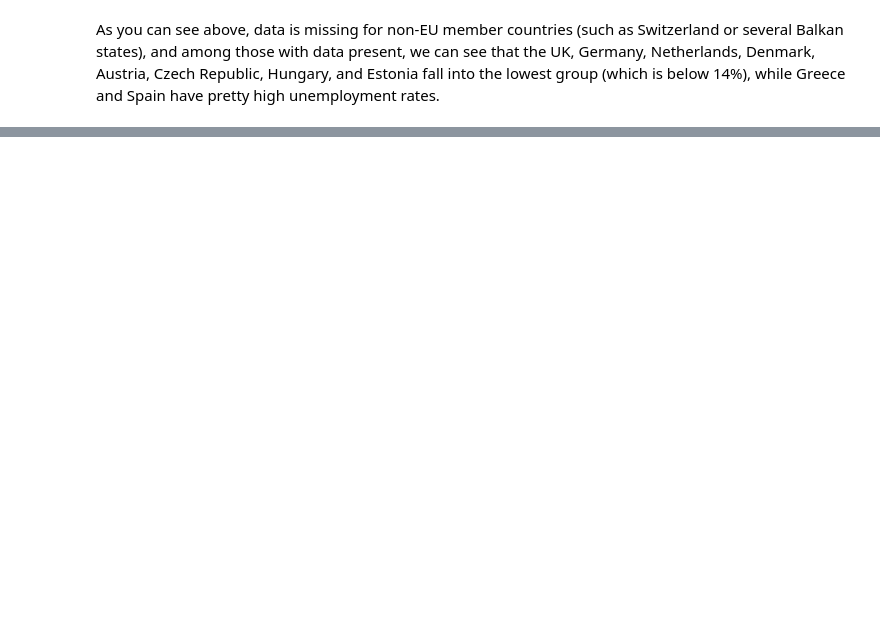
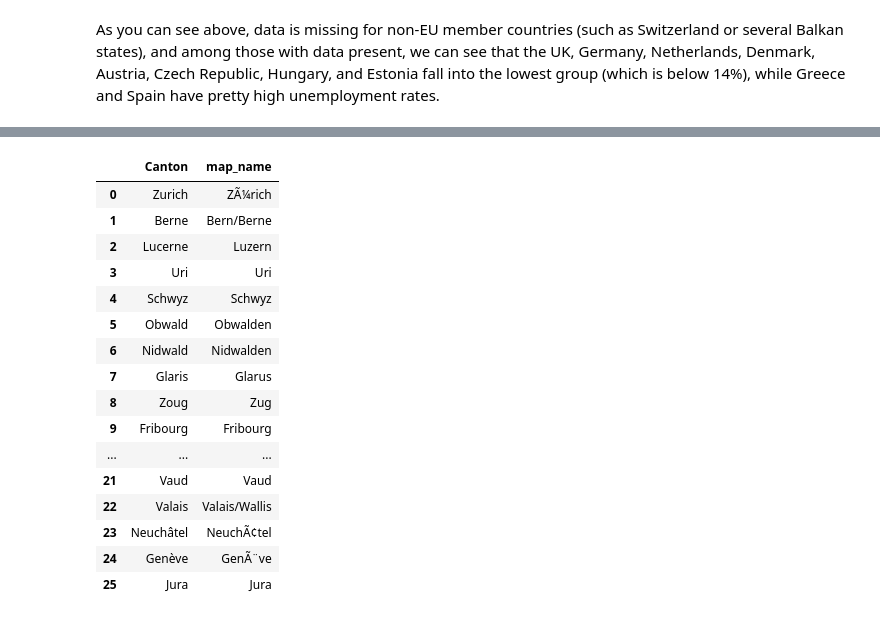
Before and after one commit to odorgergo/ada-rag, a Jupyter notebook: HW3/eustat.ipynb, the cells around one changed output, grey strips where cells are left out. Saved outputs shown, nothing was run; the diff lists cells and outputs as text; code cells hidden in the pictures; blank space fills up the shorter version.

```diff
--- a/HW3/eustat.ipynb
+++ b/HW3/eustat.ipynb
@@ -123,0 +133,3 @@ As you can see above, data is missing for non-EU member countries (such as Switz
+# %%
+ch_topo_path = r'ch-cantons.topojson.json'
+topo_json_data = json.load(open(ch_topo_path))
@@ -123,0 +197,26 @@ As you can see above, data is missing for non-EU member countries (such as Switz
+# %%
+names=pd.DataFrame(list(map(lambda x: x['properties']['name'],topo_json_data["objects"]["cantons"]['geometries'])))
+names.columns=["map_name"]
+data_names = pd.DataFrame(PDdata['Canton'].unique())
+# %%
+data_names = data_names.rename(columns={0:"Canton"})
+data_names_df = data_names.merge(names,left_index=True, right_index=True)
+data_names_df
+# %% [output]
+|  | Canton | map_name |
+| 0 | Zurich | ZÃ¼rich |
+| 1 | Berne | Bern/Berne |
+| 2 | Lucerne | Luzern |
+| 3 | Uri | Uri |
+| 4 | Schwyz | Schwyz |
+| 5 | Obwald | Obwalden |
+| 6 | Nidwald | Nidwalden |
+| 7 | Glaris | Glarus |
+| 8 | Zoug | Zug |
+| 9 | Fribourg | Fribourg |
+| ... | ... | ... |
+| 21 | Vaud | Vaud |
+| 22 | Valais | Valais/Wallis |
+| 23 | Neuchâtel | NeuchÃ¢tel |
+| 24 | Genève | GenÃ¨ve |
+| 25 | Jura | Jura |
```
Also changed, not shown: parts of 20 cells of this notebook, 1 other file.
